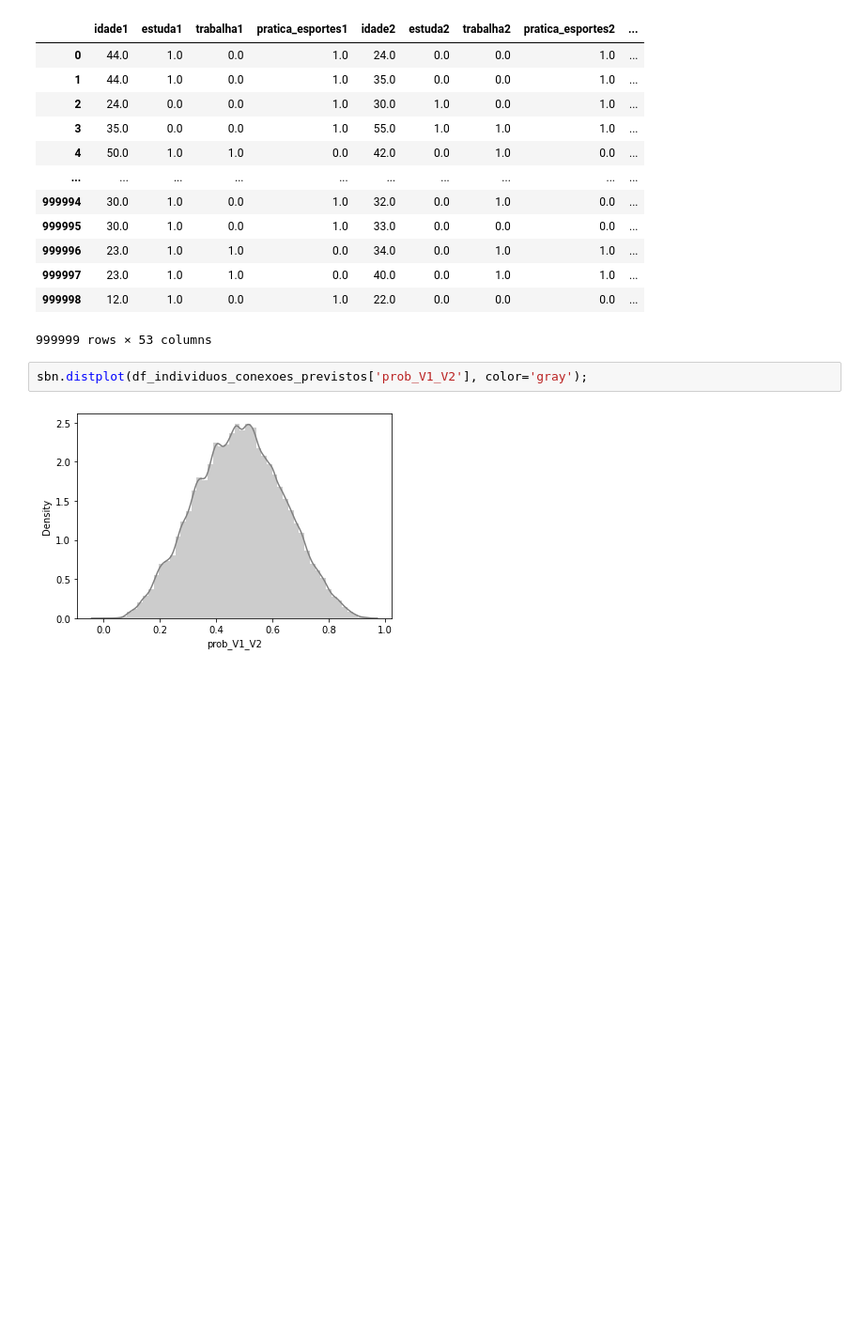
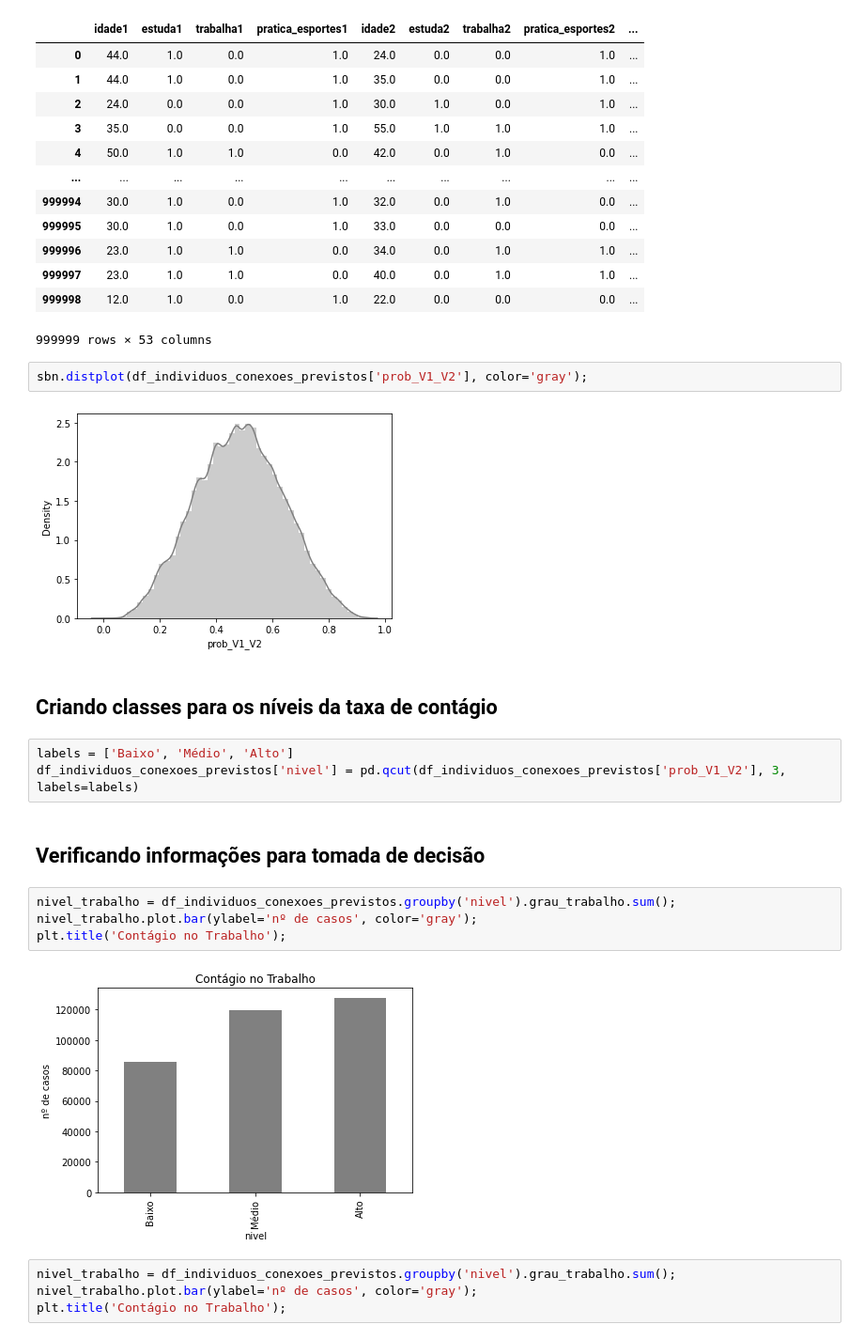
Before and after one commit to cassianojp/desafio_neoway, a Jupyter notebook: desafio_neoway_conclusao.ipynb, the cells around one changed output. Shown: that part at 94% size. Saved outputs shown, nothing was run; the diff lists cells and outputs as text; blank space fills up the shorter version.

```diff
--- a/desafio_neoway_conclusao.ipynb
+++ b/desafio_neoway_conclusao.ipynb
@@ -38,3 +38,20 @@ df_individuos_conexoes_previstos
 sbn.distplot(df_individuos_conexoes_previstos['prob_V1_V2'], color='gray');
 # %% [output]
 [figure]
+# %% [markdown]
+## Criando classes para os  níveis da taxa de contágio
+# %%
+labels = ['Baixo', 'Médio', 'Alto']
+df_individuos_conexoes_previstos['nivel'] = pd.qcut(df_individuos_conexoes_previstos['prob_V1_V2'], 3, labels=labels)
+# %% [markdown]
+## Verificando informações para tomada de decisão
+# %%
+nivel_trabalho = df_individuos_conexoes_previstos.groupby('nivel').grau_trabalho.sum();
+nivel_trabalho.plot.bar(ylabel='nº de casos', color='gray');
+plt.title('Contágio no Trabalho');
+# %% [output]
+[figure, added]
+# %%
+nivel_trabalho = df_individuos_conexoes_previstos.groupby('nivel').grau_trabalho.sum();
+nivel_trabalho.plot.bar(ylabel='nº de casos', color='gray');
+plt.title('Contágio no Trabalho');
```
Also changed, not shown: parts of 7 cells of this notebook, 4 other files.
